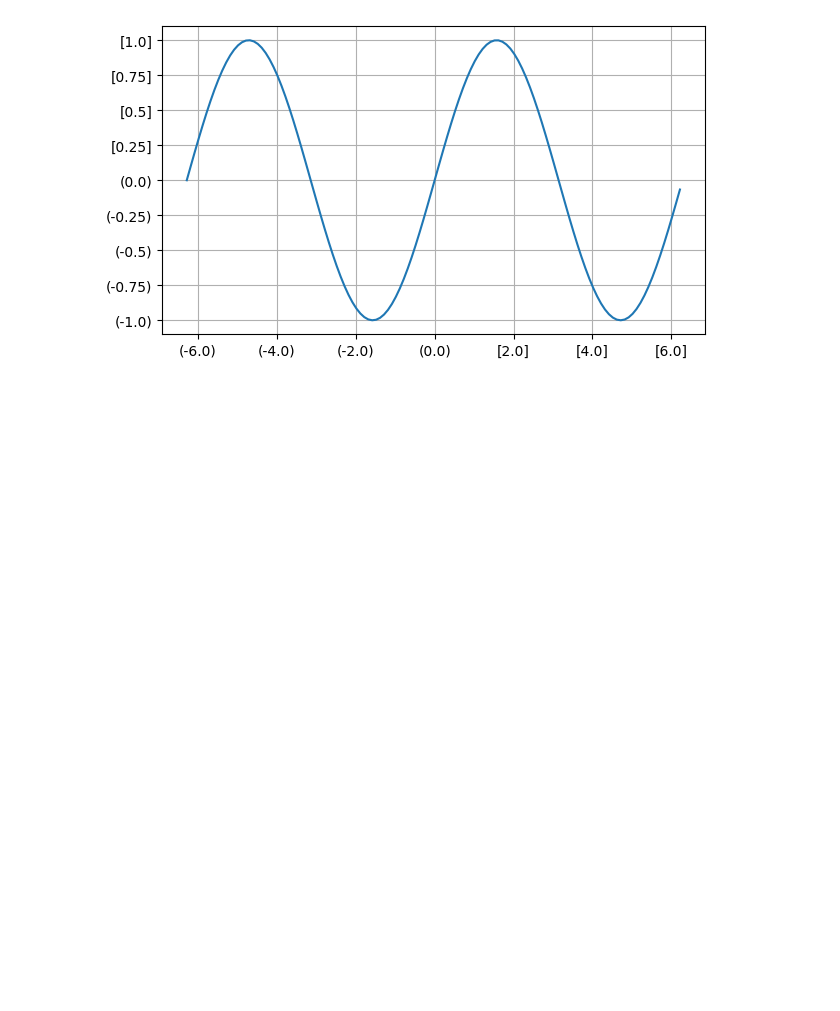
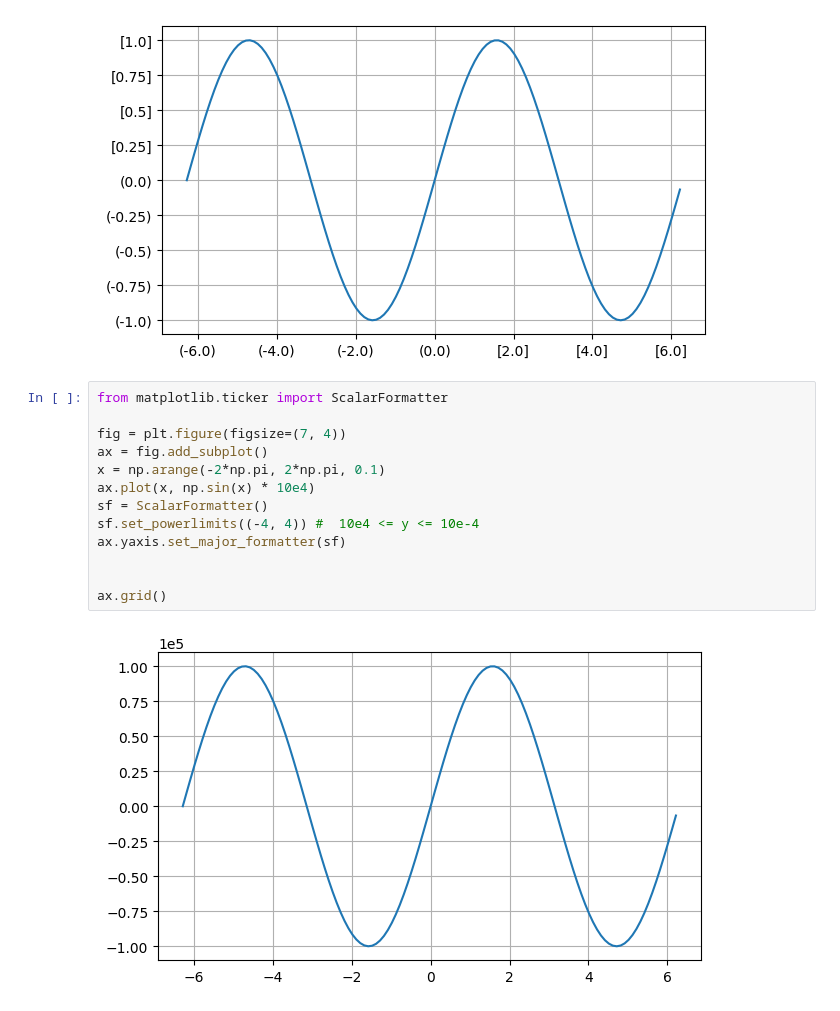
Before and after one commit to crissyro/base-of-DS, a Jupyter notebook: Basic of matplotlib.ipynb, the cells around one changed output. Drawn from its saved outputs; the diff is of its cells as text; blank space fills up the shorter version.

Commit message:
matplotlib tasks formatter finish

```diff
--- a/Basic of matplotlib.ipynb
+++ b/Basic of matplotlib.ipynb
@@ -234,3 +234,18 @@ ax.xaxis.set_major_formatter(FuncFormatter(lambda x, pos: f'[{x}]' if x > 0 else
 ax.grid()
 # %% [output]
 [figure]
+# %%
+from matplotlib.ticker import ScalarFormatter
+
+fig = plt.figure(figsize=(7, 4))
+ax = fig.add_subplot()
+x = np.arange(-2*np.pi, 2*np.pi, 0.1)
+ax.plot(x, np.sin(x) * 10e4)
+sf = ScalarFormatter()
+sf.set_powerlimits((-4, 4)) #  10e4 <= y <= 10e-4
+ax.yaxis.set_major_formatter(sf)
+
+
+ax.grid()
+# %% [output]
+[figure, added]
```
Also changed, not shown: parts of 3 cells of this notebook.
